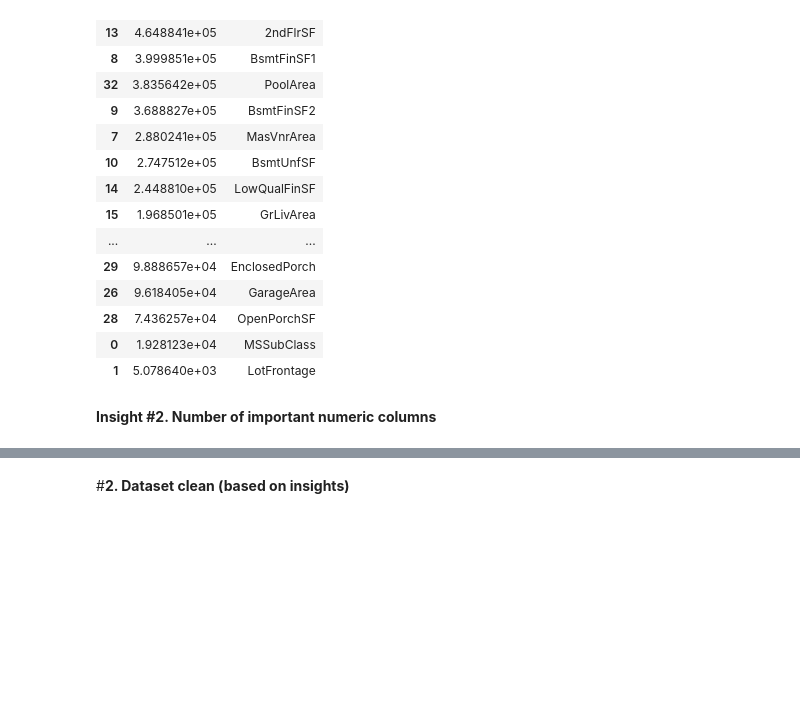
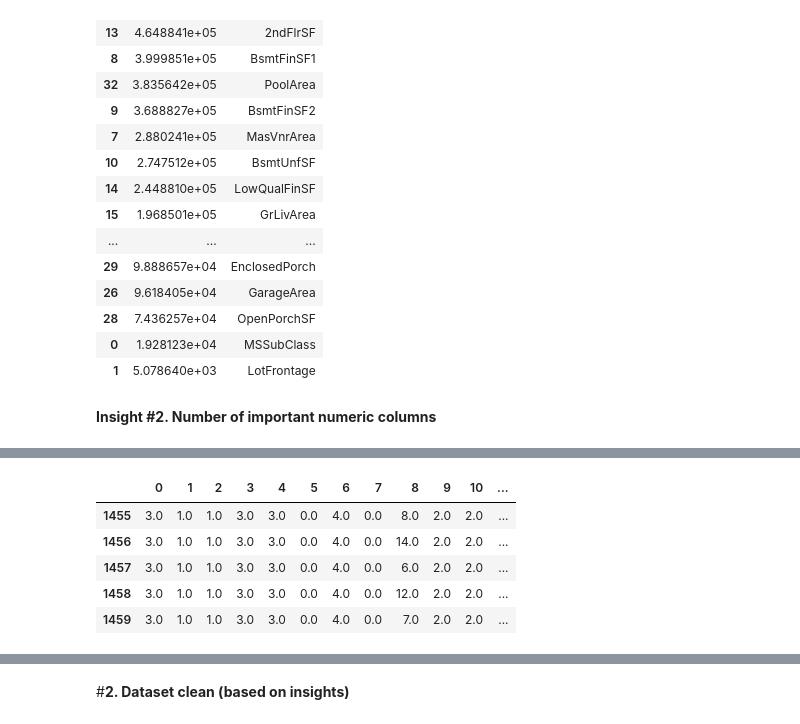
Before and after one commit to PashaIanko/Kaggle.HousePrices, a Jupyter notebook: House_Prices.ipynb, the cells around one changed output, grey strips where cells are left out. Saved outputs shown, nothing was run; the diff lists cells and outputs as text; code cells hidden in the pictures; blank space fills up the shorter version.

```diff
--- a/House_Prices.ipynb
+++ b/House_Prices.ipynb
@@ -154,0 +242,9 @@ d.nlargest(select_k_numerics, 'Scores')
+# %%
+train_categorical_enc.tail()
+# %% [output]
+|  | 0 | 1 | 2 | 3 | 4 | 5 | 6 | 7 | 8 | 9 | 10 | ... |
+| 1455 | 3.0 | 1.0 | 1.0 | 3.0 | 3.0 | 0.0 | 4.0 | 0.0 | 8.0 | 2.0 | 2.0 | ... |
+| 1456 | 3.0 | 1.0 | 1.0 | 3.0 | 3.0 | 0.0 | 4.0 | 0.0 | 14.0 | 2.0 | 2.0 | ... |
+| 1457 | 3.0 | 1.0 | 1.0 | 3.0 | 3.0 | 0.0 | 4.0 | 0.0 | 6.0 | 2.0 | 2.0 | ... |
+| 1458 | 3.0 | 1.0 | 1.0 | 3.0 | 3.0 | 0.0 | 4.0 | 0.0 | 12.0 | 2.0 | 2.0 | ... |
+| 1459 | 3.0 | 1.0 | 1.0 | 3.0 | 3.0 | 0.0 | 4.0 | 0.0 | 7.0 | 2.0 | 2.0 | ... |
```
Also changed, not shown: parts of 15 cells of this notebook.
